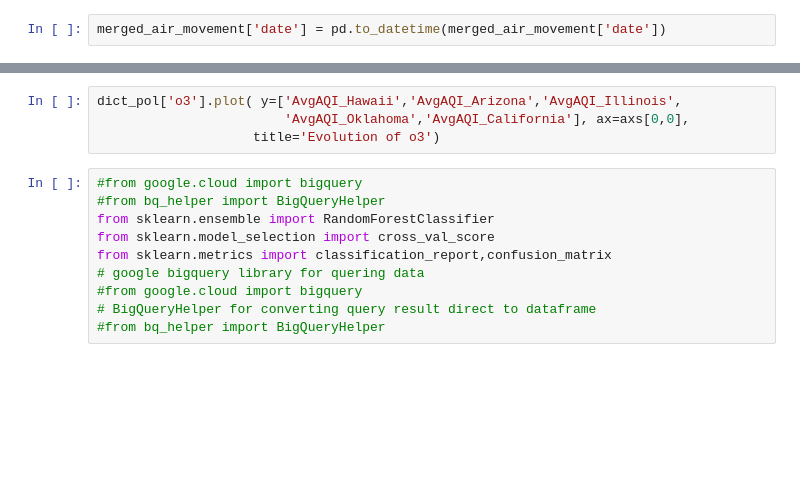
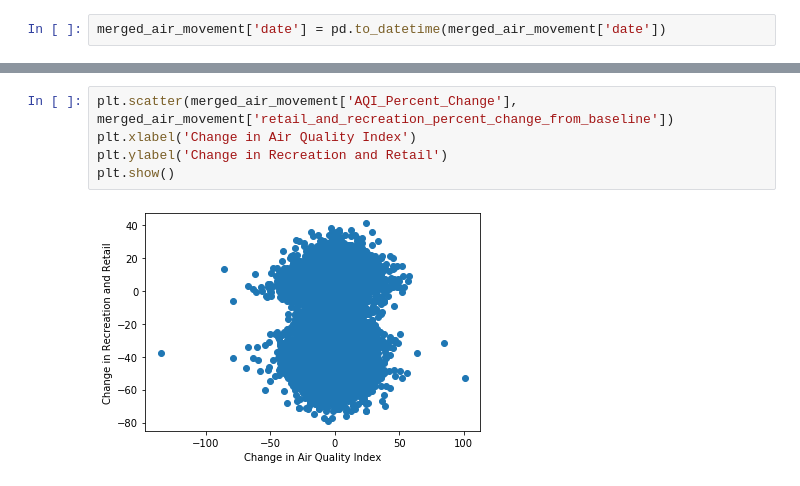
Before and after one commit to loryuen/final-project, a Jupyter notebook: modeling.ipynb, the cells around one changed output, grey strips where cells are left out. Saved outputs shown, nothing was run; the diff lists cells and outputs as text; blank space fills up the shorter version.

```diff
--- a/modeling.ipynb
+++ b/modeling.ipynb
@@ -110,14 +106,7 @@ plt.show()
-# %%
-dict_pol['o3'].plot( y=['AvgAQI_Hawaii','AvgAQI_Arizona','AvgAQI_Illinois',
-                        'AvgAQI_Oklahoma','AvgAQI_California'], ax=axs[0,0],
-                    title='Evolution of o3')
-# %%
-#from google.cloud import bigquery
-#from bq_helper import BigQueryHelper
-from sklearn.ensemble import RandomForestClassifier
-from sklearn.model_selection import cross_val_score
-from sklearn.metrics import classification_report,confusion_matrix
-# google bigquery library for quering data
-#from google.cloud import bigquery
-# BigQueryHelper for converting query result direct to dataframe
-#from bq_helper import BigQueryHelper
+# %%
+plt.scatter(merged_air_movement['AQI_Percent_Change'], merged_air_movement['retail_and_recreation_percent_change_from_baseline'])
+plt.xlabel('Change in Air Quality Index')
+plt.ylabel('Change in Recreation and Retail')
+plt.show()
+# %% [output]
+[figure, added]
```
Also changed, not shown: parts of 35 cells of this notebook, 6 other files.
